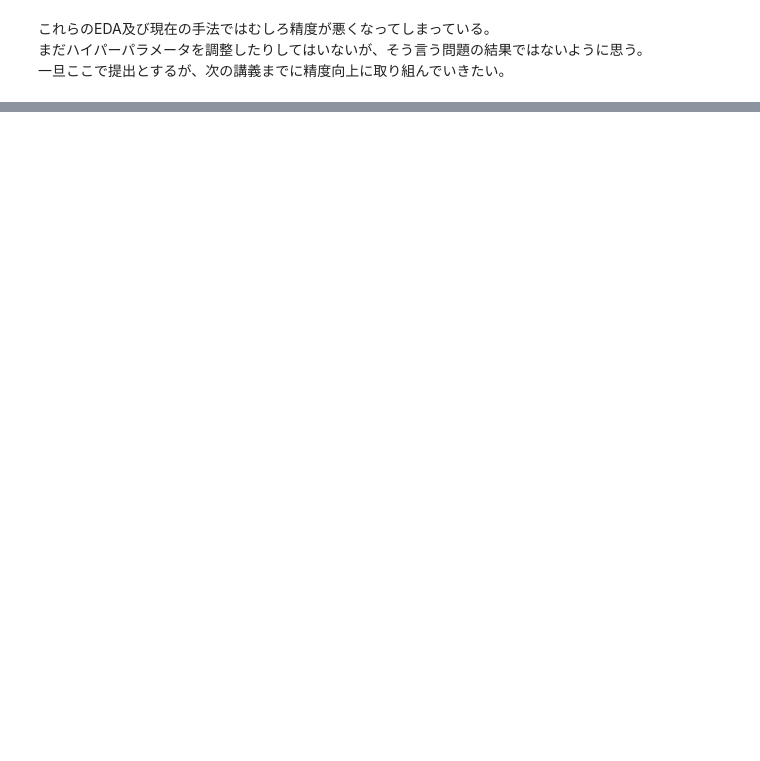
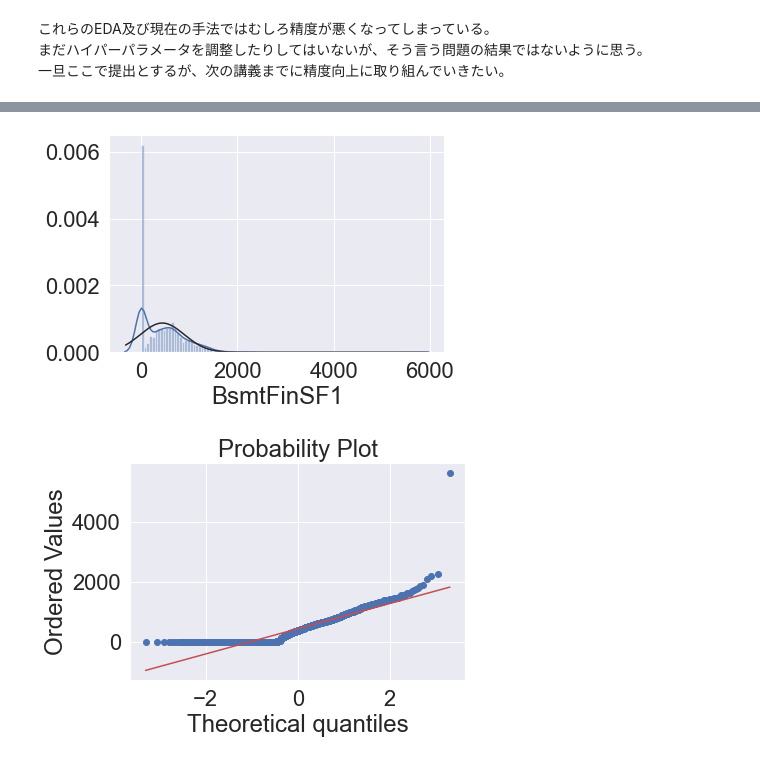
Before and after one commit to shota1201/diveintocode-ml, a Jupyter notebook: DIVE_INTO_CODE/python/week4/week4-2_preprob.ipynb, the cells around one changed output, grey strips where cells are left out. Cells and saved outputs as stored; diff of their text form; code cells hidden in the pictures; blank space fills up the shorter version.

```diff
--- a/DIVE_INTO_CODE/python/week4/week4-2_preprob.ipynb
+++ b/DIVE_INTO_CODE/python/week4/week4-2_preprob.ipynb
@@ -679,3 +695,7 @@ result_df2
 これらのEDA及び現在の手法ではむしろ精度が悪くなってしまっている。<br>
 まだハイパーパラメータを調整したりしてはいないが、そう言う問題の結果ではないように思う。<br>
 一旦ここで提出とするが、次の講義までに精度向上に取り組んでいきたい。<br>
+# %%
+log_feat = ['LotArea', 'TotalBsmtSF', 'SalePrice', 'total_area']
+train_ver2[log_feat] = train_ver2[log_feat].apply(np.log)
+train_ver2
@@ -681,0 +716,7 @@ result_df2
+# %%
+sns.distplot(train_ver2['BsmtFinSF1'], bins=100, fit=norm)
+fig = plt.figure()
+res = stats.probplot(train_ver2['BsmtFinSF1'], plot=plt)
+# %% [output]
+[figure, added]
+[figure, added]
```
Also changed, not shown: parts of 26 cells of this notebook.
